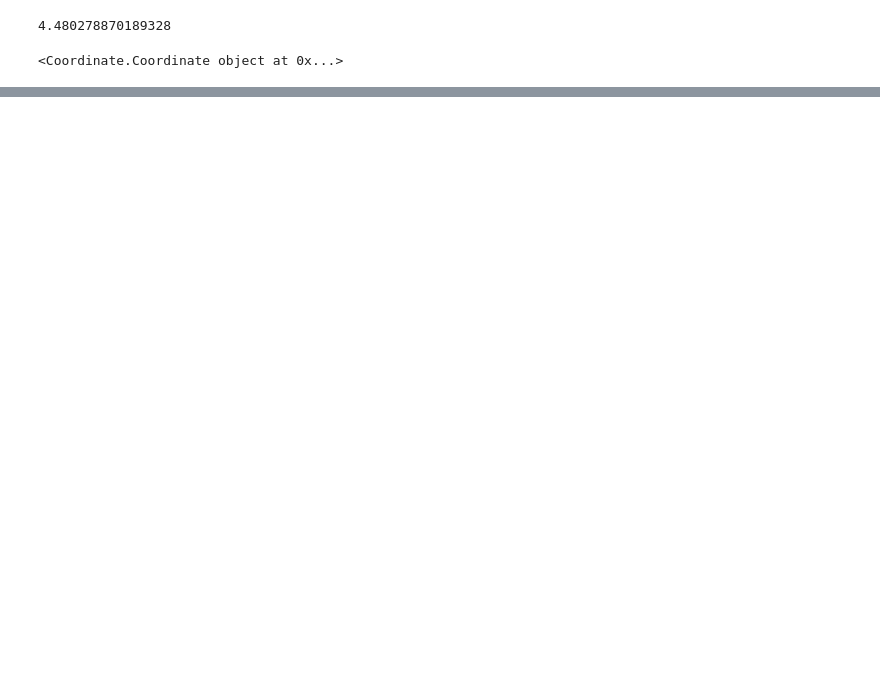
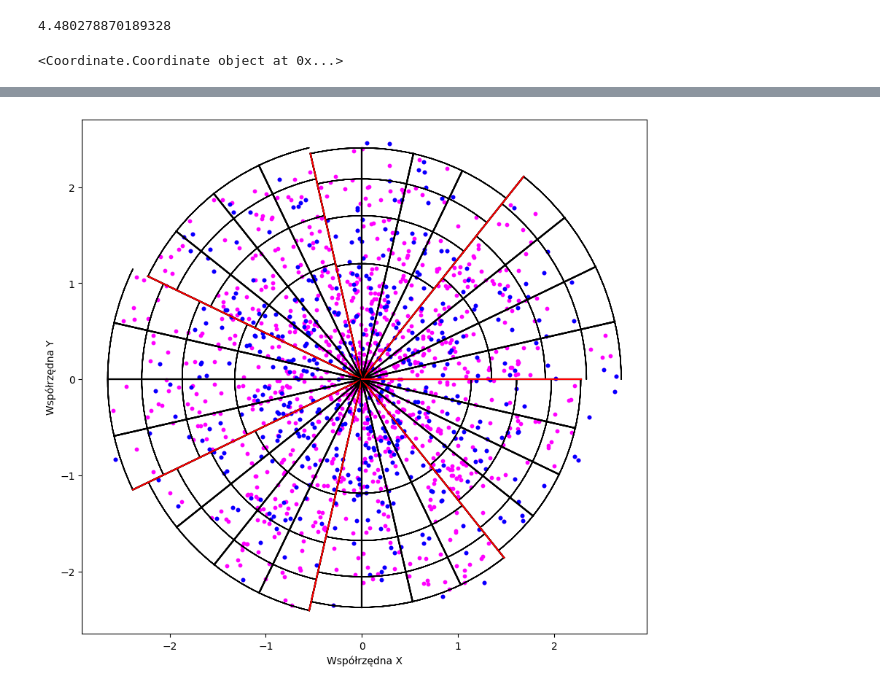
Before and after one commit to Jaromek/radialAngleAugmentation, a Jupyter notebook: blobs.ipynb, the cells around one changed output, grey strips where cells are left out. Drawn from its saved outputs; the diff is of its cells as text; code cells hidden in the pictures; blank space fills up the shorter version.

```diff
--- a/blobs.ipynb
+++ b/blobs.ipynb
@@ -160,0 +161,38 @@ plt.show()
+# %%
+plt.figure(figsize=(10, 10))
+
+du.DataUtils.setPhiShift(x_train)
+
+xy_data_no_generate = [point.getXY() for point in no_generate]
+xy_data_no_generate = np.array(xy_data_no_generate)
+
+
+plt.scatter(points_array[:, 0], points_array[:, 1], color='magenta', s=10)
+plt.scatter(xy_data_no_generate[:, 0], xy_data_no_generate[:, 1], color = 'blue', s=10)
+for section in sections:
+    subsections = [SubSection(section, i, j) for i in range(section.subsec_num_phi) for j in range(section.subsec_num_r)]
+    for subsection in subsections:
+        x = np.cos(subsection.phi_range[1]) * section.max_r
+        y = np.sin(subsection.phi_range[1]) * section.max_r
+        plt.plot([0, x], [0, y], color='black')
+
+    sec_x = np.cos(section.phi_size * (section.section_index + 1)) * section.max_r
+    sec_y = np.sin(section.phi_size * (section.section_index + 1)) * section.max_r
+    plt.plot([0, sec_x], [0, sec_y], color='red')
+
+for section in sections:
+    subsections = [SubSection(section, i, j) for i in range(section.subsec_num_phi) for j in range(section.subsec_num_r)]
+    for subsection in subsections:
+
+        wycinek_center = Wedge(center=(0, 0), r=subsection.r_range[1],
+                               theta1=np.degrees(section.phi_size * section.section_index),
+                               theta2=np.degrees(section.phi_size * (section.section_index + 1)), width=0.001, color='black')
+
+        plt.gca().add_patch(wycinek_center)
+
+plt.gca().set_aspect('equal')
+plt.xlabel("Współrzędna X")
+plt.ylabel("Współrzędna Y")
+plt.show()
+# %% [output]
+[figure, added]
```
Also changed, not shown: parts of 7 cells of this notebook.
